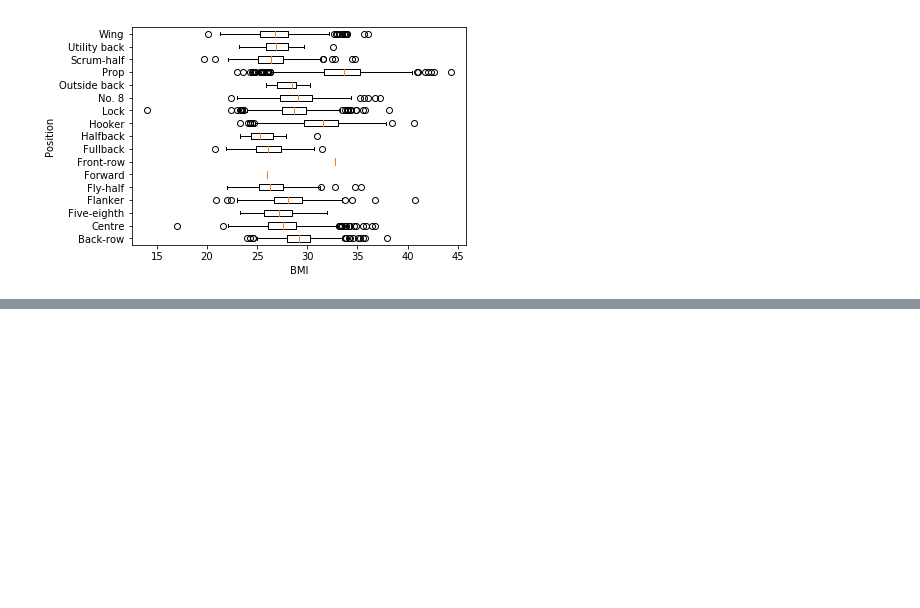
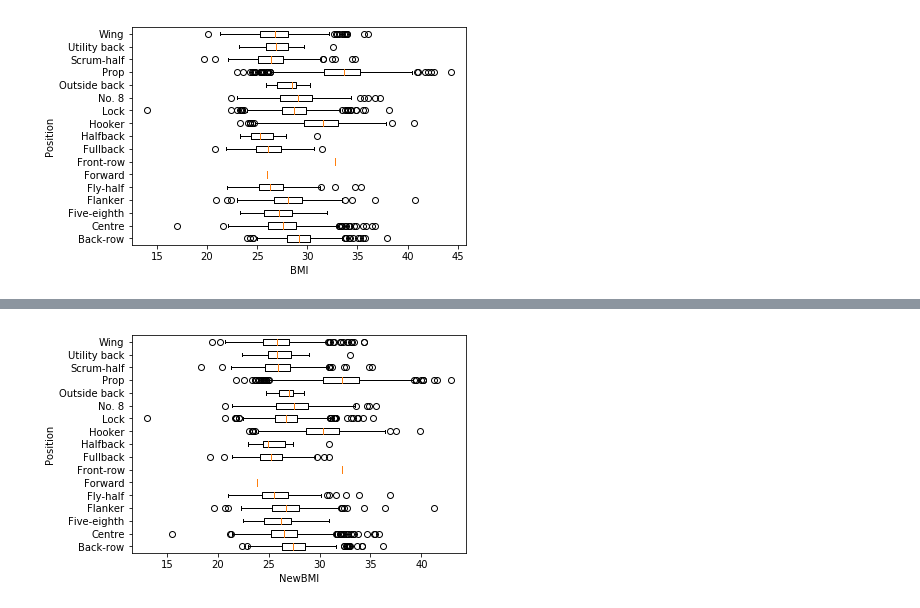
Before and after one commit to rimever/RugbyAnalyze, a Jupyter notebook: bmi_group_by_position.ipynb, the cells around one changed output, grey strips where cells are left out. Drawn from its saved outputs; the diff is of its cells as text; code cells hidden in the pictures; blank space fills up the shorter version.

```diff
--- a/bmi_group_by_position.ipynb
+++ b/bmi_group_by_position.ipynb
@@ -51,6 +51,8 @@ for height in data.Height:
 data["Height"] = temp_height
 
 data["BMI"] = data["Weight"] / ((data["Height"] / 100) ** 2)
+data["NewBMI"] = 1.3 * data["Weight"] / ((data["Height"] / 100) ** 2.5)
+data["diffBMI"] = data["NewBMI"] - data["BMI"]
 
 
 data.head()
@@ -88,7 +90,7 @@ for index, row in data.iterrows():
         copy_series['Position'] = str.strip(position)
         new_data = new_data.append(copy_series, ignore_index = True)
 
-new_data = new_data[['name', 'Born','Span','Position','Mat','Start','Sub','Pts','Tries','Conv','Pens','Drop','%','Height','Weight','BMI']]
+new_data = new_data[['name', 'Born','Span','Position','Mat','Start','Sub','Pts','Tries','Conv','Pens','Drop','%','Height','Weight','BMI','NewBMI','diffBMI']]
 new_data.describe()
 # %% [output]
 |  | Span | Mat | Start | Sub | Pts | Tries | Conv | Pens | Drop | % | Height | ... |
@@ -168,0 +204,14 @@ plt.show()
+# %%
+Y = []
+labels = []
+for group in grouped:
+    labels.append(group[0])
+    Y.append(group[1]['NewBMI'])
+
+fig,ax = plt.subplots()
+ax.boxplot(Y,labels=labels,vert=False)
+plt.xlabel('NewBMI')
+plt.ylabel('Position')
+plt.show()
+# %% [output]
+[figure, added]
```
Also changed, not shown: parts of 4 cells of this notebook.
